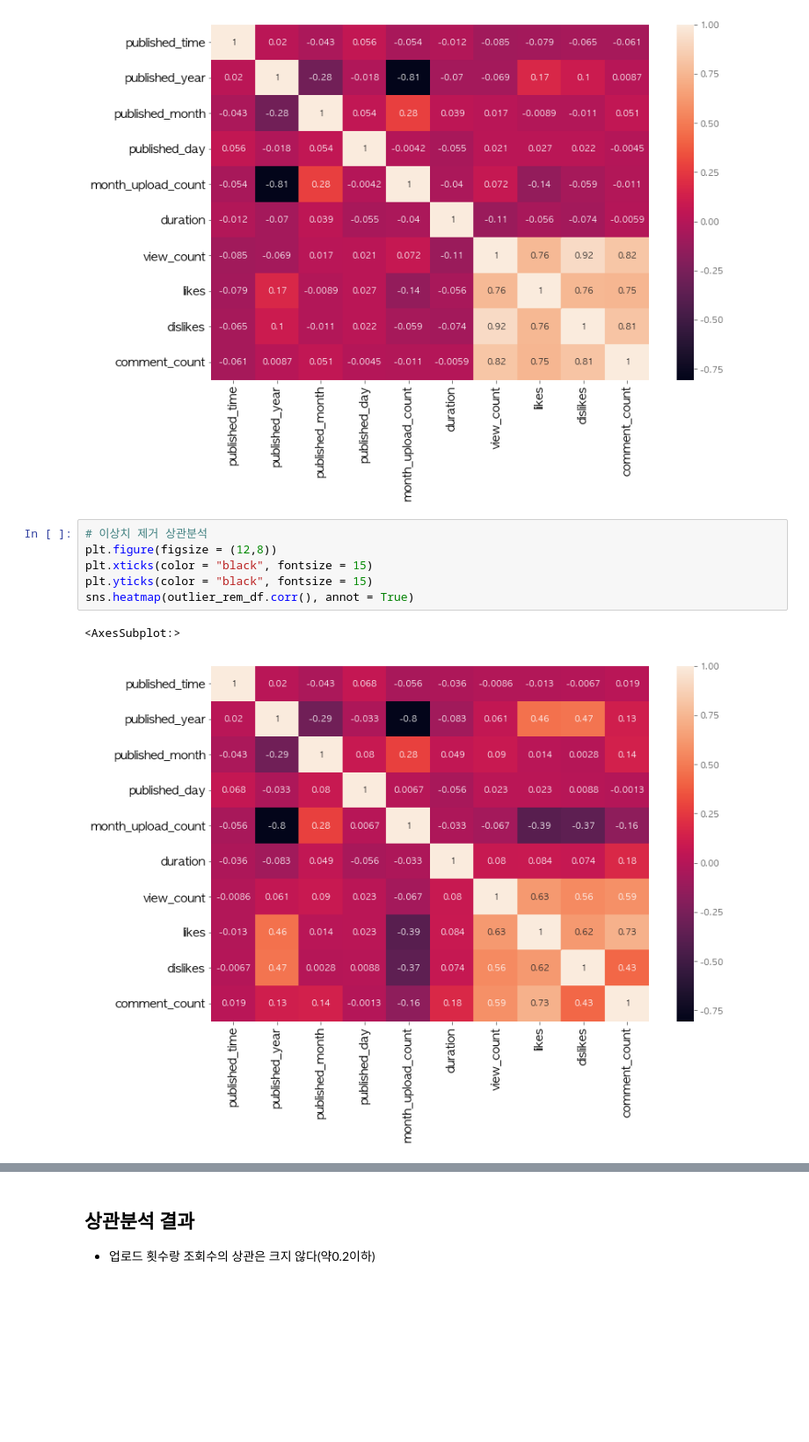
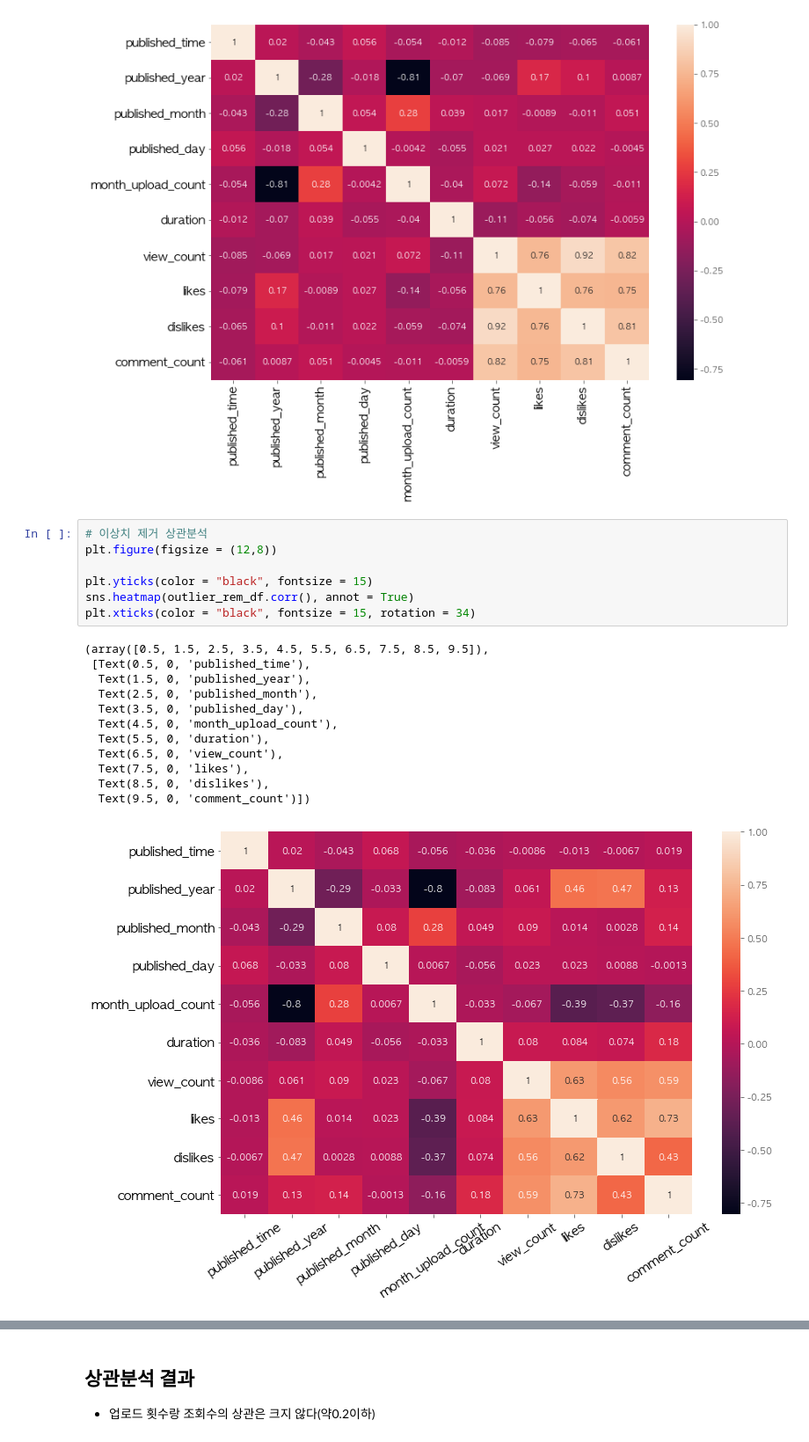
Before and after one commit to DominKim/Data_literacy, a Jupyter notebook: 2.프로젝트/1.경돼/3.스크립트/1.김도민/2_EDA.ipynb, the cells around one changed output, grey strips where cells are left out. Shown at 88% size. Cells and saved outputs as stored; diff of their text form; blank space fills up the shorter version.

```diff
--- a/2.프로젝트/1.경돼/3.스크립트/1.김도민/2_EDA.ipynb
+++ b/2.프로젝트/1.경돼/3.스크립트/1.김도민/2_EDA.ipynb
@@ -194,9 +216,20 @@ sns.heatmap(pre_df.corr(), annot = True)
 # %%
 # 이상치 제거 상관분석
 plt.figure(figsize = (12,8))
-plt.xticks(color = "black", fontsize = 15)
+
 plt.yticks(color = "black", fontsize = 15)
 sns.heatmap(outlier_rem_df.corr(), annot = True)
+plt.xticks(color = "black", fontsize = 15, rotation = 34)
 # %% [output]
-<AxesSubplot:>
+(array([0.5, 1.5, 2.5, 3.5, 4.5, 5.5, 6.5, 7.5, 8.5, 9.5]),
+ [Text(0.5, 0, 'published_time'),
+  Text(1.5, 0, 'published_year'),
+  Text(2.5, 0, 'published_month'),
+  Text(3.5, 0, 'published_day'),
+  Text(4.5, 0, 'month_upload_count'),
+  Text(5.5, 0, 'duration'),
+  Text(6.5, 0, 'view_count'),
+  Text(7.5, 0, 'likes'),
+  Text(8.5, 0, 'dislikes'),
+  Text(9.5, 0, 'comment_count')])
-[figure, old version]
+[figure, new version]
```
Also changed, not shown: parts of 16 cells of this notebook, 9 other files.
